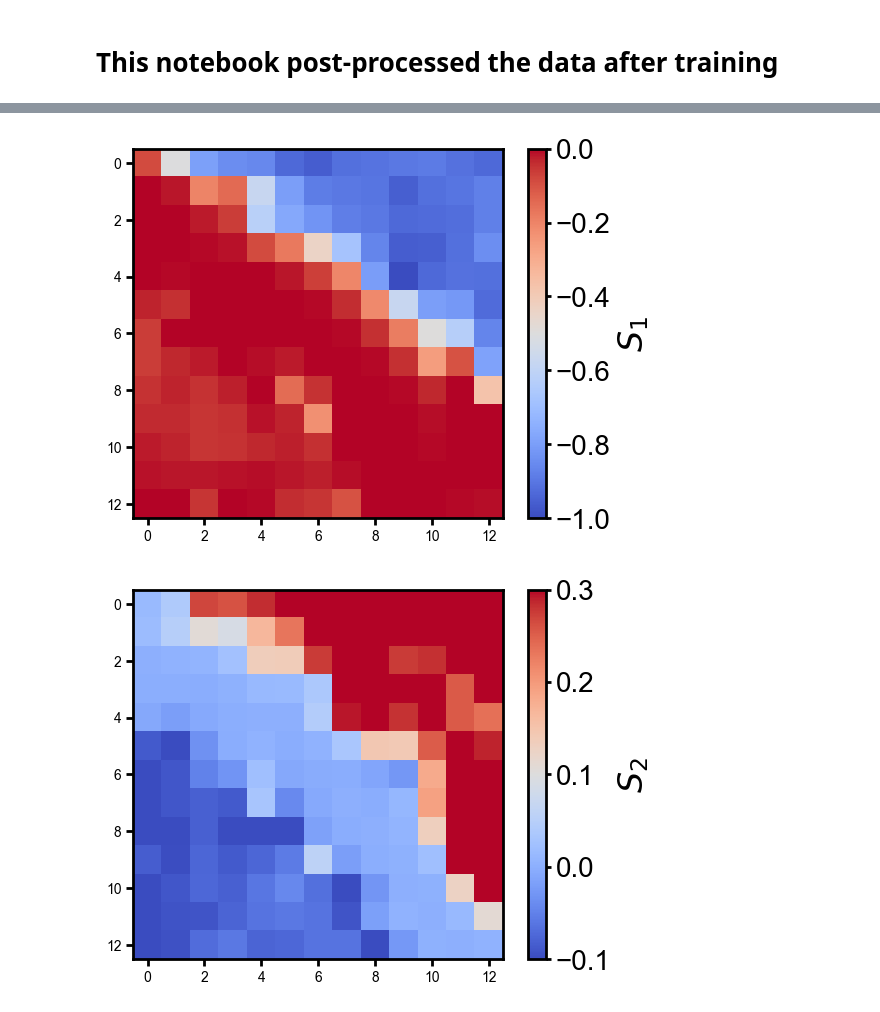
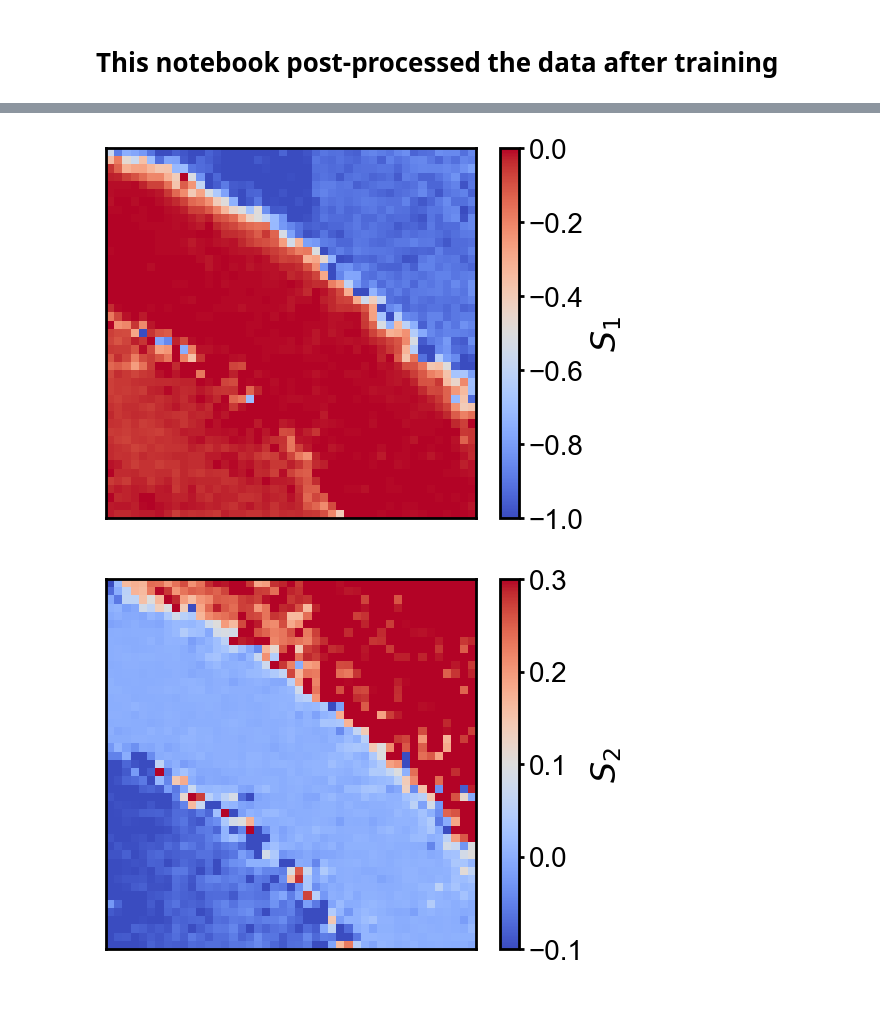
Before and after one commit to michaelge233/GOStokes, a Jupyter notebook: Imaging/plot.ipynb, the cells around one changed output, grey strips where cells are left out. Drawn from its saved outputs; the diff is of its cells as text; code cells hidden in the pictures.

```diff
--- a/Imaging/plot.ipynb
+++ b/Imaging/plot.ipynb
@@ -148,35 +123,5 @@ plt.ylim(-1.2,1.2)
-# %%
-from scipy.ndimage import gaussian_filter
-ori_img=np.load("./img/obj1.npz")["arr_0"]
-img=np.zeros((1,1,ori_img.shape[0],ori_img.shape[1]),dtype=np.float32)
-img[0,0]=ori_img
-result=np.zeros((12,4),dtype=np.float32)
-img=img*1/65536
-
-result=np.zeros((4,len(y_anchor),len(x_anchor)),dtype=np.float32)
-for i in range(len(y_anchor)):
-    for j in range(len(x_anchor)):
-        ori_pixel=img[:,:,y_anchor[i]:y_anchor[i]+80,x_anchor[j]:x_anchor[j]+80]
-        pixel=np.zeros((1,1,40,40),dtype=np.float32)
-        pixel[0,0]=zoom(ori_pixel[0,0],(40/80,40/80))
-        pixel=torch.from_numpy(pixel).to(device)
-        model=torch.load("./pixels/y%d_x%d_seed1212.pt"%(i,j)).to(device)
-        result[:,i,j]=model(pixel).detach().to("cpu").numpy()
 # %%
-"""bad_points=[[5,9],
-          [6,2],
-            [6,3],
-          [1,2],
-            [1,3],
-           [9,6],
-           [4,8]]"""
-bad_points=[[6,2],
-           [4,9],
-           [6,10],
-           [5,9],
-           [10,12],
-           [1,2],
-           [6,3]]
+bad_points=[]
 def neighbor_i(bp):
     y_i=np.array([bp[0],bp[0],bp[0]-1,bp[0]+1])
     x_i=np.array([bp[1]-1,bp[1]+1,bp[1],bp[1]])
@@ -195,7 +140,7 @@ def neighbor_i(bp):
 plt.rcParams['font.sans-serif'] = ['Arial']
 
 cur_img=result[0]
-bp=[4,8]
+bp=[2,40]
 y_i,x_i=neighbor_i(bp)
 cur_img[bp[0],bp[1]]=np.mean(cur_img[y_i,x_i])
 plt.imshow(cur_img,vmin=0,vmax=1,cmap="coolwarm")
@@ -227,8 +172,8 @@ for bp in bad_points:
     y_i,x_i=neighbor_i(bp)
     cur_img[bp[0],bp[1]]=np.mean(cur_img[y_i,x_i])
 plt.imshow(gaussian_filter(cur_img,0.5),vmin=-1,vmax=0,cmap="coolwarm")
-#plt.xticks([])
-#plt.yticks([])
+plt.xticks([])
+plt.yticks([])
 
 cbar=plt.colorbar()
 #cbar.set_ticks([-0.3,-0.1,0.1,0.3])
@@ -248,36 +193,36 @@ tk.spines["right"].set_linewidth(bwidth)
 plt.savefig("S1_img.svg",transparent=True)
 plt.show()
 # %% [output]
-[figure, old version]
+[figure, new version]
 # %%
 cur_img=result[2]*result[0]
 
 for bp in bad_points:
     y_i,x_i=neighbor_i(bp)
     cur_img[bp[0],bp[1]]=np.mean(cur_img[y_i,x_i])
 plt.imshow(gaussian_filter(cur_img,0.5),vmin=-0.1,vmax=0.3,cmap="coolwarm")
-#plt.xticks([])
-#plt.yticks([])
+plt.xticks([])
+plt.yticks([])
 
 cbar=plt.colorbar()
 #cbar.set_ticks([-0.3,-0.1,0.1,0.3])
 cbar.set_label(r"$S_2$",fontsize=24)
 cbar.outline.set_linewidth(2)
 cbar.ax.tick_params(width=2,labelsize=20)
 
 bwidth=2
 plt.tick_params(which="major",width=bwidth,length=5)
 plt.tick_params(which="minor",width=bwidth,length=3)
 tk=plt.gca()
 tk.spines["bottom"].set_linewidth(bwidth)
 tk.spines["top"].set_linewidth(bwidth)
 tk.spines["left"].set_linewidth(bwidth)
 tk.spines["right"].set_linewidth(bwidth)
 
 plt.savefig("S2_img.svg",transparent=True)
 plt.show()
 # %% [output]
-[figure, old version]
+[figure, new version]
 # %%
 cur_img=result[3]*result[0]
 
```
Also changed, not shown: parts of 17 cells of this notebook, 19 other files.
